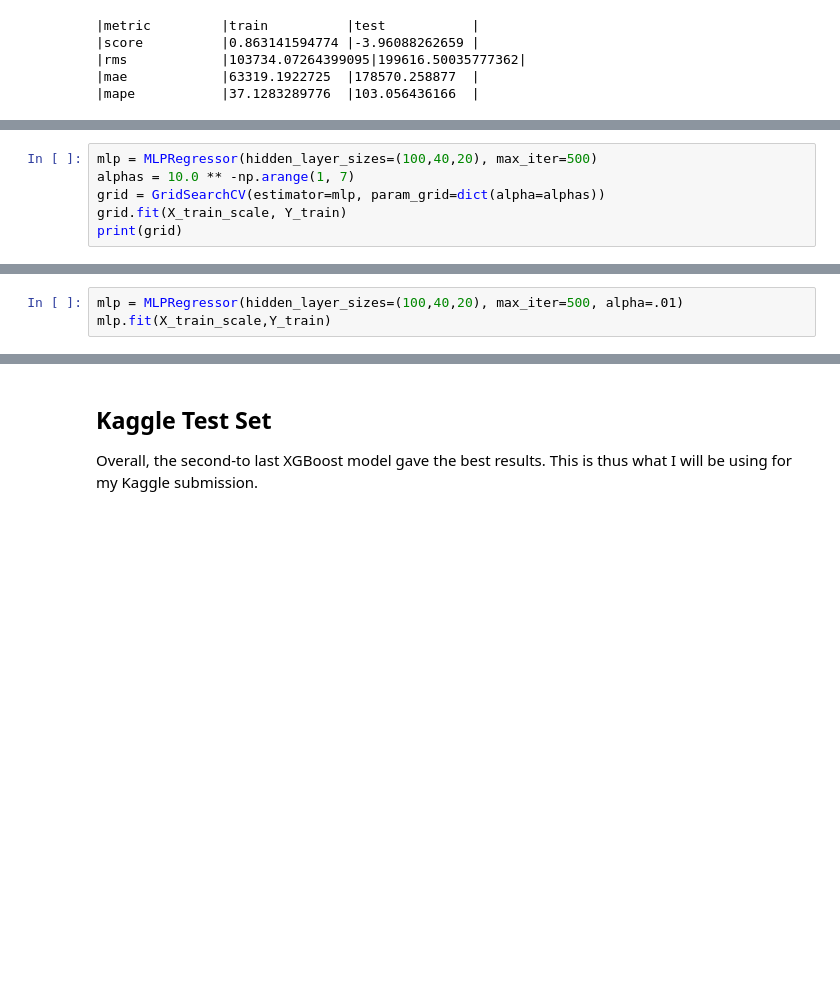
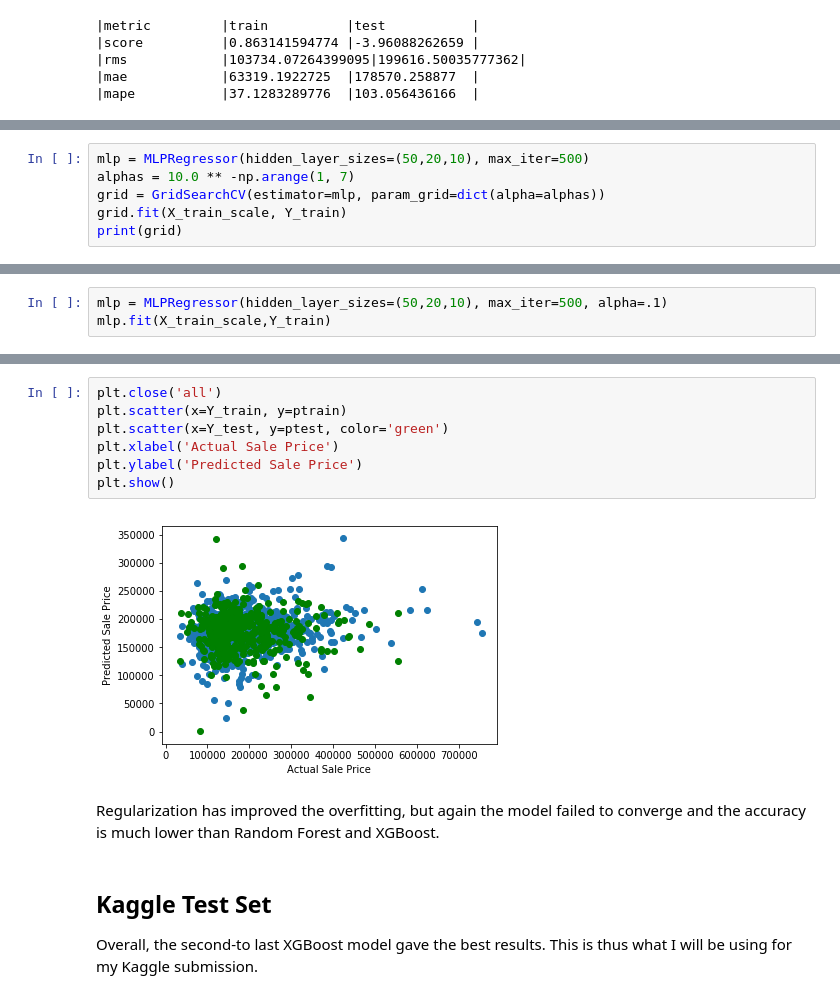
Before and after one commit to erstrong/BigDataSystemsandIntelligenceAnalytics, a Jupyter notebook: Assignment1/House Price Prediction.ipynb, the cells around one changed output, grey strips where cells are left out. Cells and saved outputs as stored; diff of their text form; blank space fills up the shorter version.

```diff
--- a/Assignment1/House Price Prediction.ipynb
+++ b/Assignment1/House Price Prediction.ipynb
@@ -1118,5 +1116,5 @@ The overfitting has improved, and the error rates are closer to the Random Fores
 # %%
-mlp = MLPRegressor(hidden_layer_sizes=(100,40,20), max_iter=500)
+mlp = MLPRegressor(hidden_layer_sizes=(50,20,10), max_iter=500)
 alphas = 10.0 ** -np.arange(1, 7)
 grid = GridSearchCV(estimator=mlp, param_grid=dict(alpha=alphas))
 grid.fit(X_train_scale, Y_train)
@@ -1146,4 +1144,4 @@ grid.best_estimator_.alpha
 # %%
-mlp = MLPRegressor(hidden_layer_sizes=(100,40,20), max_iter=500, alpha=.01)
+mlp = MLPRegressor(hidden_layer_sizes=(50,20,10), max_iter=500, alpha=.1)
 mlp.fit(X_train_scale,Y_train)
 # %% [output]
@@ -1181,3 +1179,14 @@ print('|metric \t|train\t\t|test\t\t| \n|score \t\t|'+str(score_train)+'\t|'
+# %%
+plt.close('all')
+plt.scatter(x=Y_train, y=ptrain)
+plt.scatter(x=Y_test, y=ptest, color='green')
+plt.xlabel('Actual Sale Price')
+plt.ylabel('Predicted Sale Price')
+plt.show()
+# %% [output]
+[figure, added]
+# %% [markdown]
+Regularization has improved the overfitting, but again the model failed to converge and the accuracy is much lower than Random Forest and XGBoost.
 # %% [markdown]
 ## Kaggle Test Set
 Overall, the second-to last XGBoost model gave the best results. This is thus what I will be using for my Kaggle submission.
```
Also changed, not shown: parts of 17 cells of this notebook, 6 other files.
